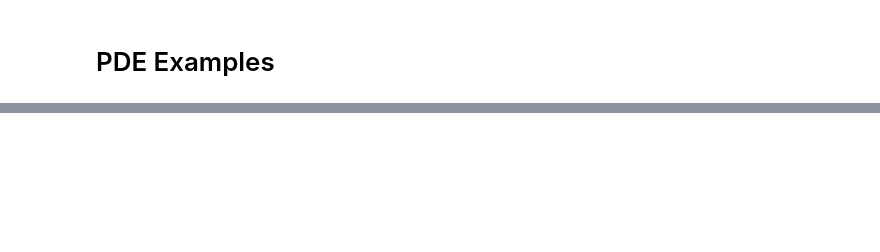
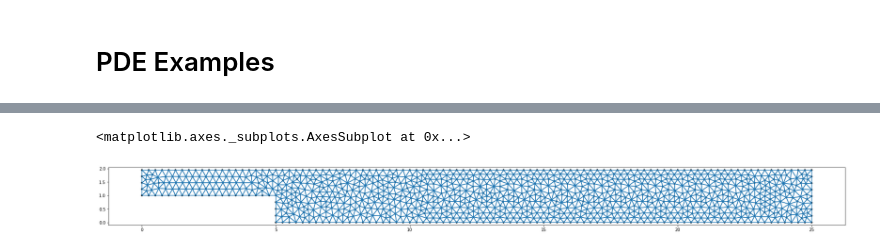
Before and after one commit to msc-acse/acse-9-independent-research-project-kmei92, a Jupyter notebook: acse/test_notebooks/firedrake_framework_module_notebook.ipynb, the cells around one changed output, grey strips where cells are left out. Drawn from its saved outputs; the diff is of its cells as text; code cells hidden in the pictures; blank space fills up the shorter version.

```diff
--- a/acse/test_notebooks/firedrake_framework_module_notebook.ipynb
+++ b/acse/test_notebooks/firedrake_framework_module_notebook.ipynb
@@ -256,0 +411,8 @@ print(x.x)
+# %%
+mesh = fd.Mesh("../meshes/step.msh")
+fig1 = plt.figure(figsize=(32, 16))
+ax1 = fig1.add_subplot(111)
+fd.plot(mesh, axes=ax1)
+# %% [output]
+<matplotlib.axes._subplots.AxesSubplot at 0x...>
+[figure, added]
```
Also changed, not shown: parts of 22 cells of this notebook, 19 other files.
